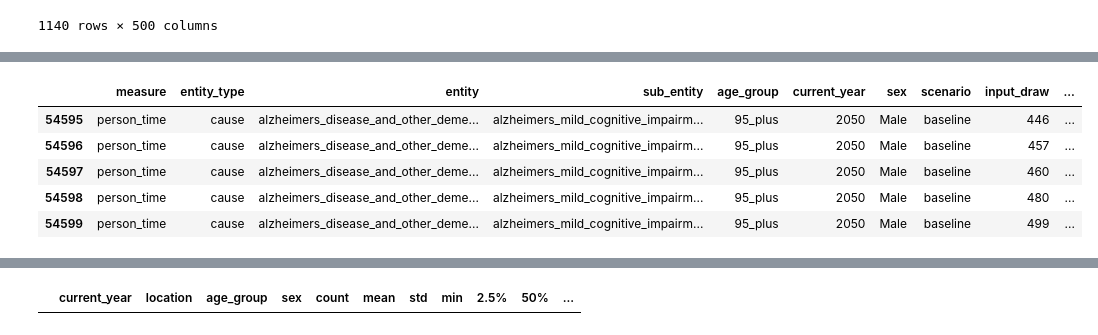
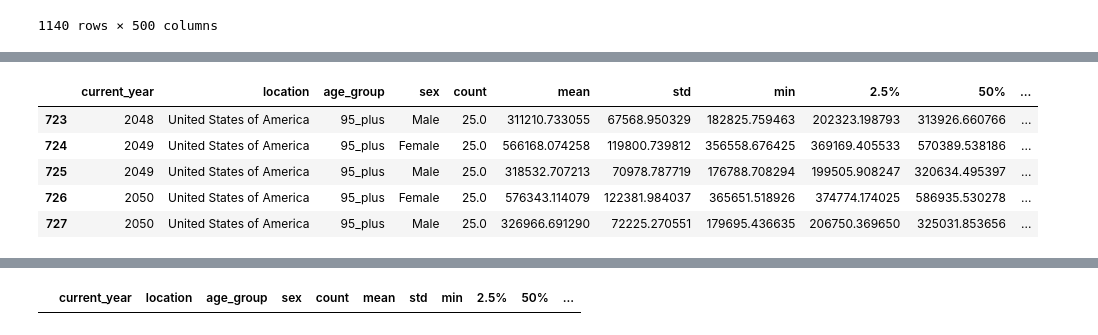
Before and after one commit to ihmeuw/vivarium_research_alzheimers, a Jupyter notebook: verification_and_validation/2025_09_18d_model4.5_vv.ipynb, the cells around one changed output, grey strips where cells are left out. Drawn from its saved outputs; the diff is of its cells as text; code cells hidden in the pictures.

```diff
--- a/verification_and_validation/2025_09_18d_model4.5_vv.ipynb
+++ b/verification_and_validation/2025_09_18d_model4.5_vv.ipynb
@@ -36,19 +67,29 @@ ndbs
 # %%
-locations = ['united_states_of_america',
-#              'china',
-#              'brazil',
-#              'japan',
-#              'sweden',
-#              'united_kingdom',
-            ]
+# # Original version:
+# locations = ['united_states_of_america',
+# #              'china',
+# #              'brazil',
+# #              'japan',
+# #              'sweden',
+# #              'united_kingdom',
+#             ]
 
+locations = [
+    'United States of America',
+    # 'China',
+    # 'Brazil',
+    # 'Japan',
+    # 'Sweden',
+    # 'United Kingdom',
+    ]
 
+locations_to_dirs = {loc: loc.lower().replace(' ', '_') for loc in locations}
 
 results_dirs = [
     'results/model4.5/united_states_of_america/2025_09_18_14_18_56/results/',
 ]
 
-artifact_dirs = ['artifacts/model4.5/' + x + '.hdf' for x in locations]
+artifact_dirs = ['artifacts/model4.5/' + dirname + '.hdf' for dirname in locations_to_dirs.values()]
 artifact_dirs
 # %% [output]
 ['artifacts/model4.5/united_states_of_america.hdf']
@@ -100,7 +141,7 @@ def load_df(measure):
         cols = [c for c in temp.columns if c not in ['value', 'random_seed']]
         temp = temp.groupby(cols)['value'].sum().reset_index()
 
-        temp['location'] = locations[results_dirs.index(results_dir)].title()
+        temp['location'] = locations[results_dirs.index(results_dir)]#.title()
         temp['current_year'] = temp['current_year'].astype(int)
         data = pd.concat([data, temp], ignore_index=True)
     return data
@@ -587,7 +713,7 @@ scale = pd.DataFrame()
 for artifact_dir in artifact_dirs:
     art = Artifact(artifact_dir)
     temp = art.load('population.structure').reset_index()
-    temp['location'] = temp.location.str.replace(' ', '_').str.title()
+    # temp['location'] = temp.location.str.replace(' ', '_').str.title()
 
     df_prev_pop = pd.merge(
         art.load('population.scaling_factor').query("year_start == 2021"),
@@ -828,20 +1093,22 @@ scale
 # %%
+cols = ['input_draw','current_year','location','age_group','sex']
 
+new_sims = load_df('person_time_alzheimers_disease_and_other_dementias')
 new_sims = new_sims.merge(scale[['location','sex','age_group','ratio','current_year']])
-# new_sims['total_prev'] = new_sims['value'] / new_sims['ratio']
-# new_sims = new_sims.groupby(cols).sum(numeric_only=True)
-# new_sims = new_sims.groupby([c for c in cols if c != 'input_draw']).describe(percentiles=[0.025,0.975])['total_prev'].reset_index()
+new_sims['total_prev'] = new_sims['value'] / new_sims['ratio']
+new_sims = new_sims.groupby(cols).sum(numeric_only=True)
+new_sims = new_sims.groupby([c for c in cols if c != 'input_draw']).describe(percentiles=[0.025,0.975])['total_prev'].reset_index()
 
-# new_sims = new_sims.merge(age_dictionary, on=['age_group'])
-# new_sims = new_sims.loc[new_sims['age_group_id'].isin(age_group_ids)]
+new_sims = new_sims.merge(age_dictionary, on=['age_group'])
+new_sims = new_sims.loc[new_sims['age_group_id'].isin(age_group_ids)]
 new_sims.tail()
 # %% [output]
-|  | measure | entity_type | entity | sub_entity | age_group | current_year | sex | scenario | input_draw | ... |
-| 54595 | person_time | cause | alzheimers_disease_and_other_deme... | alzheimers_mild_cognitive_impairm... | 95_plus | 2050 | Male | baseline | 446 | ... |
-| 54596 | person_time | cause | alzheimers_disease_and_other_deme... | alzheimers_mild_cognitive_impairm... | 95_plus | 2050 | Male | baseline | 457 | ... |
-| 54597 | person_time | cause | alzheimers_disease_and_other_deme... | alzheimers_mild_cognitive_impairm... | 95_plus | 2050 | Male | baseline | 460 | ... |
-| 54598 | person_time | cause | alzheimers_disease_and_other_deme... | alzheimers_mild_cognitive_impairm... | 95_plus | 2050 | Male | baseline | 480 | ... |
-| 54599 | person_time | cause | alzheimers_disease_and_other_deme... | alzheimers_mild_cognitive_impairm... | 95_plus | 2050 | Male | baseline | 499 | ... |
+|  | current_year | location | age_group | sex | count | mean | std | min | 2.5% | 50% | ... |
+| 723 | 2048 | United States of America | 95_plus | Male | 25.0 | 311210.733055 | 67568.950329 | 182825.759463 | 202323.198793 | 313926.660766 | ... |
+| 724 | 2049 | United States of America | 95_plus | Female | 25.0 | 566168.074258 | 119800.739812 | 356558.676425 | 369169.405533 | 570389.538186 | ... |
+| 725 | 2049 | United States of America | 95_plus | Male | 25.0 | 318532.707213 | 70978.787719 | 176788.708294 | 199505.908247 | 320634.495397 | ... |
+| 726 | 2050 | United States of America | 95_plus | Female | 25.0 | 576343.114079 | 122381.984037 | 365651.518926 | 374774.174025 | 586935.530278 | ... |
+| 727 | 2050 | United States of America | 95_plus | Male | 25.0 | 326966.691290 | 72225.270551 | 179695.436635 | 206750.369650 | 325031.853656 | ... |
 # %%
 for location in new_sims.location.unique():
     for year in [2025, 2030, 2037, 2050, 2080]:
```
Also changed, not shown: parts of 44 cells of this notebook.
